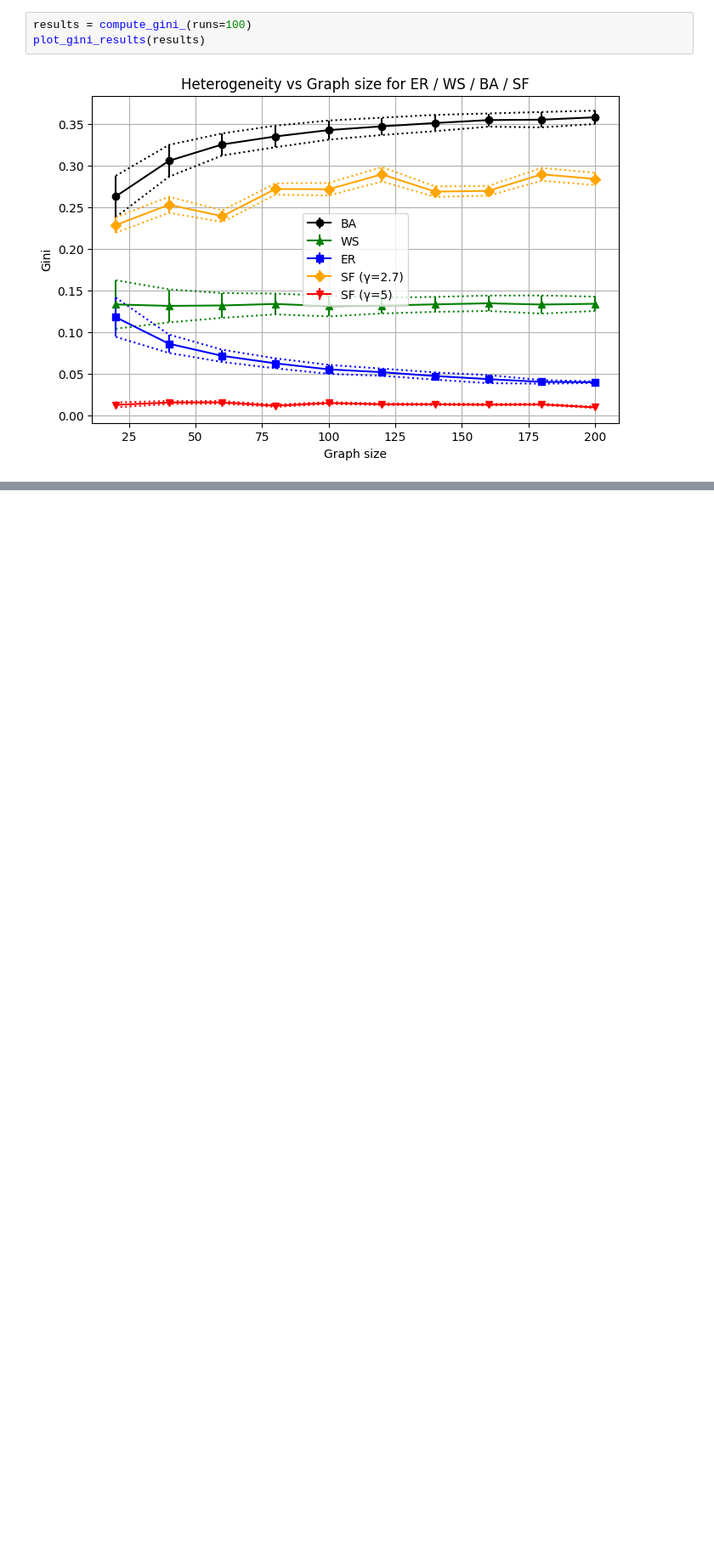
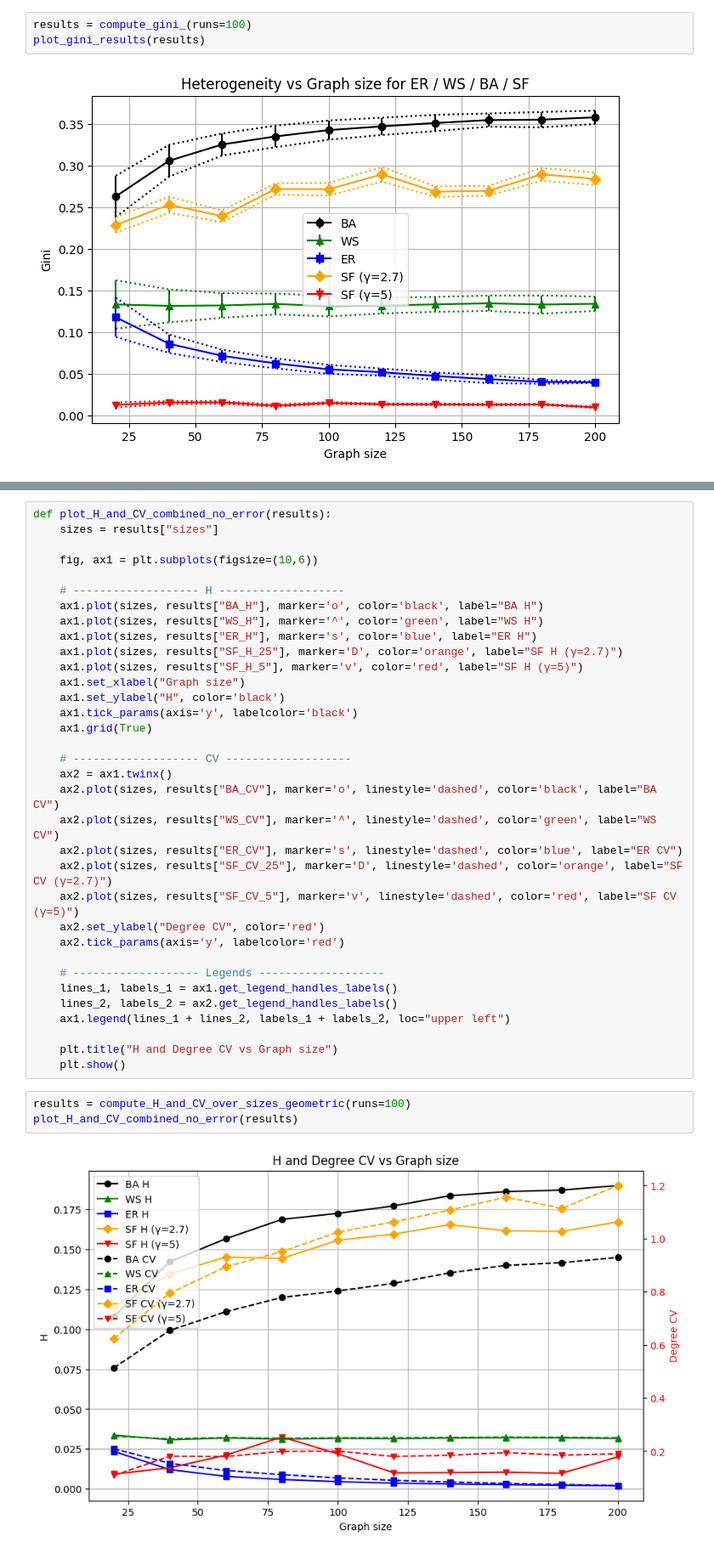
Before and after one commit to hghaemi/h_index_paper, a Jupyter notebook: random_artificial_networks.ipynb, the cells around one changed output, grey strips where cells are left out. Shown at 85% size. Cells and saved outputs as stored; diff of their text form; blank space fills up the shorter version.

```diff
--- a/random_artificial_networks.ipynb
+++ b/random_artificial_networks.ipynb
@@ -1825,0 +1979,39 @@ plot_gini_results(results)
+# %%
+def plot_H_and_CV_combined_no_error(results):
+    sizes = results["sizes"]
+
+    fig, ax1 = plt.subplots(figsize=(10,6))
+
+    # ------------------- H -------------------
+    ax1.plot(sizes, results["BA_H"], marker='o', color='black', label="BA H")
+    ax1.plot(sizes, results["WS_H"], marker='^', color='green', label="WS H")
+    ax1.plot(sizes, results["ER_H"], marker='s', color='blue', label="ER H")
+    ax1.plot(sizes, results["SF_H_25"], marker='D', color='orange', label="SF H (γ=2.7)")
+    ax1.plot(sizes, results["SF_H_5"], marker='v', color='red', label="SF H (γ=5)")
+    ax1.set_xlabel("Graph size")
+    ax1.set_ylabel("H", color='black')
+    ax1.tick_params(axis='y', labelcolor='black')
+    ax1.grid(True)
+
+    # ------------------- CV -------------------
+    ax2 = ax1.twinx()
+    ax2.plot(sizes, results["BA_CV"], marker='o', linestyle='dashed', color='black', label="BA CV")
+    ax2.plot(sizes, results["WS_CV"], marker='^', linestyle='dashed', color='green', label="WS CV")
+    ax2.plot(sizes, results["ER_CV"], marker='s', linestyle='dashed', color='blue', label="ER CV")
+    ax2.plot(sizes, results["SF_CV_25"], marker='D', linestyle='dashed', color='orange', label="SF CV (γ=2.7)")
+    ax2.plot(sizes, results["SF_CV_5"], marker='v', linestyle='dashed', color='red', label="SF CV (γ=5)")
+    ax2.set_ylabel("Degree CV", color='red')
+    ax2.tick_params(axis='y', labelcolor='red')
+
+    # ------------------- Legends -------------------
+    lines_1, labels_1 = ax1.get_legend_handles_labels()
+    lines_2, labels_2 = ax2.get_legend_handles_labels()
+    ax1.legend(lines_1 + lines_2, labels_1 + labels_2, loc="upper left")
+
+    plt.title("H and Degree CV vs Graph size")
+    plt.show()
+# %%
+results = compute_H_and_CV_over_sizes_geometric(runs=100)
+plot_H_and_CV_combined_no_error(results)
+# %% [output]
+[figure, added]
```
Also changed, not shown: parts of 4 cells of this notebook.
